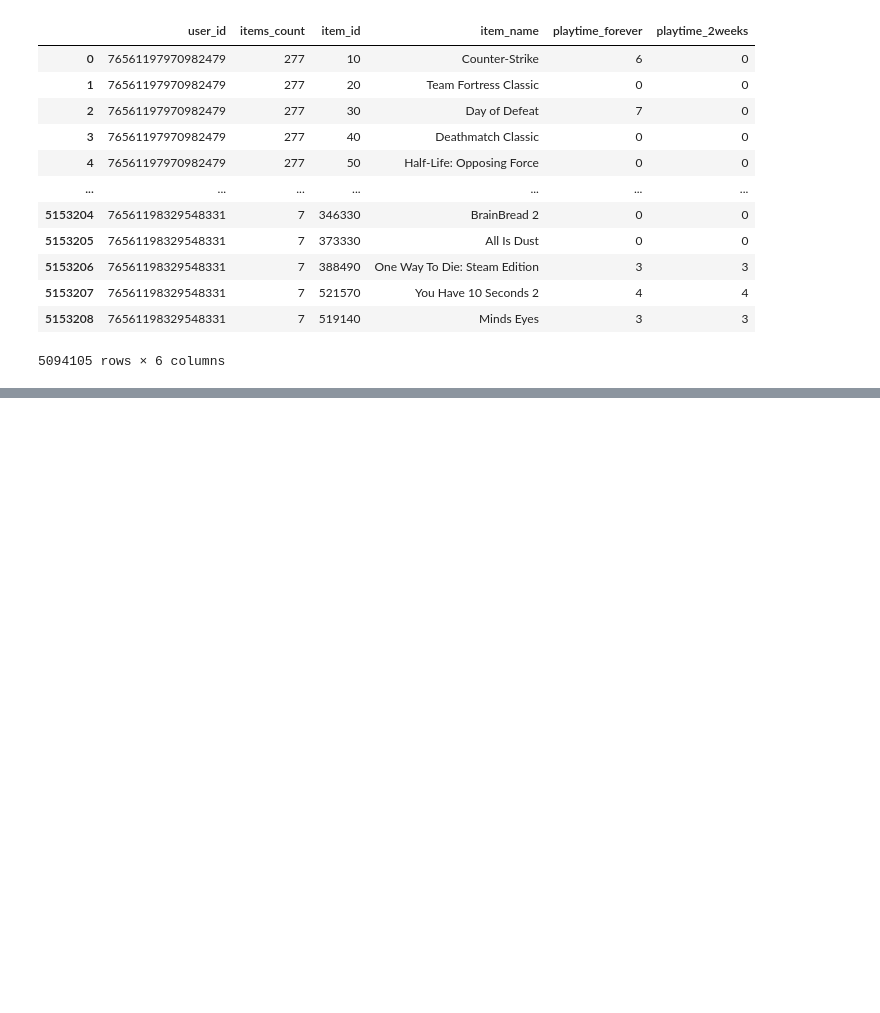
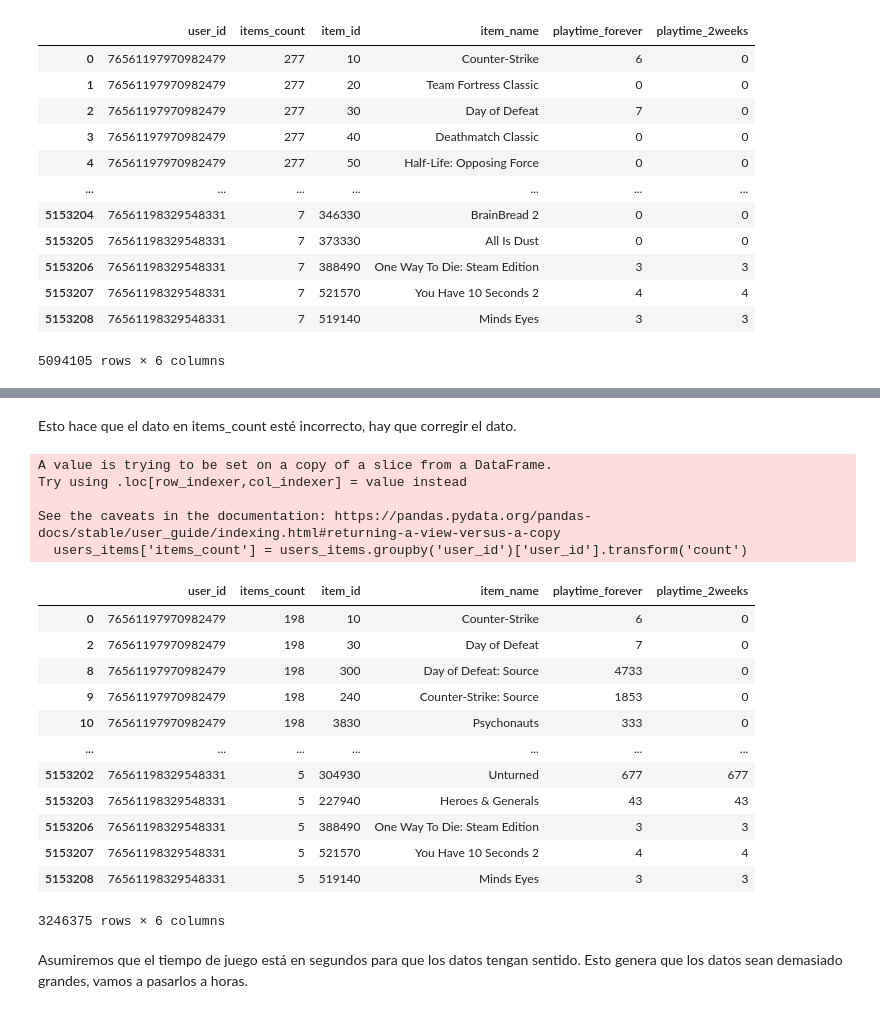
Before and after one commit to FabianRecalde/MachineLearning_Steam, a Jupyter notebook: EDA users_items.ipynb, the cells around one changed output, grey strips where cells are left out. Drawn from its saved outputs; the diff is of its cells as text; code cells hidden in the pictures; blank space fills up the shorter version.

```diff
--- a/EDA users_items.ipynb
+++ b/EDA users_items.ipynb
@@ -136,0 +159,29 @@ Primeras y ultimas filas de users_items:
+# %% [markdown]
+Esto hace que el dato en items_count esté incorrecto, hay que corregir el dato.
+# %%
+# Contar las ocurrencias de cada user_id y asignar el resultado a la columna items_count
+users_items['items_count'] = users_items.groupby('user_id')['user_id'].transform('count')
+
+# Mostrar el DataFrame resultante
+users_items
+# %% [output]
+A value is trying to be set on a copy of a slice from a DataFrame.
+Try using .loc[row_indexer,col_indexer] = value instead
+
+See the caveats in the documentation: https://pandas.pydata.org/pandas-docs/stable/user_guide/indexing.html#returning-a-view-versus-a-copy
+  users_items['items_count'] = users_items.groupby('user_id')['user_id'].transform('count')
+|  | user_id | items_count | item_id | item_name | playtime_forever | playtime_2weeks |
+| 0 | 76561197970982479 | 198 | 10 | Counter-Strike | 6 | 0 |
+| 2 | 76561197970982479 | 198 | 30 | Day of Defeat | 7 | 0 |
+| 8 | 76561197970982479 | 198 | 300 | Day of Defeat: Source | 4733 | 0 |
+| 9 | 76561197970982479 | 198 | 240 | Counter-Strike: Source | 1853 | 0 |
+| 10 | 76561197970982479 | 198 | 3830 | Psychonauts | 333 | 0 |
+| ... | ... | ... | ... | ... | ... | ... |
+| 5153202 | 76561198329548331 | 5 | 304930 | Unturned | 677 | 677 |
+| 5153203 | 76561198329548331 | 5 | 227940 | Heroes & Generals | 43 | 43 |
+| 5153206 | 76561198329548331 | 5 | 388490 | One Way To Die: Steam Edition | 3 | 3 |
+| 5153207 | 76561198329548331 | 5 | 521570 | You Have 10 Seconds 2 | 4 | 4 |
+| 5153208 | 76561198329548331 | 5 | 519140 | Minds Eyes | 3 | 3 |
+3246375 rows × 6 columns
+# %% [markdown]
+Asumiremos que el tiempo de juego está en segundos para que los datos tengan sentido. Esto genera que los datos sean demasiado grandes, vamos a pasarlos a horas.
```
Also changed, not shown: parts of 10 cells of this notebook, 4 other files.
